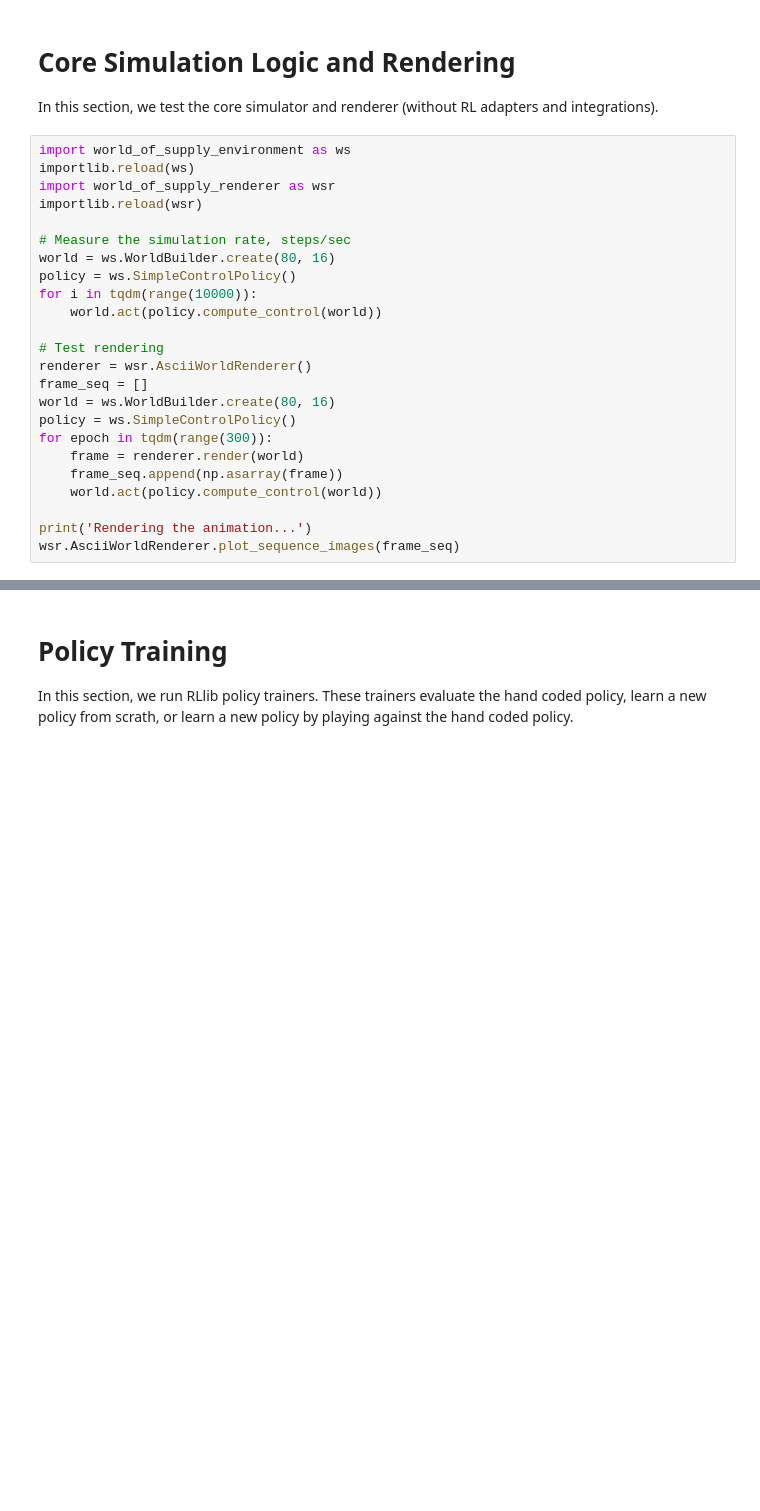
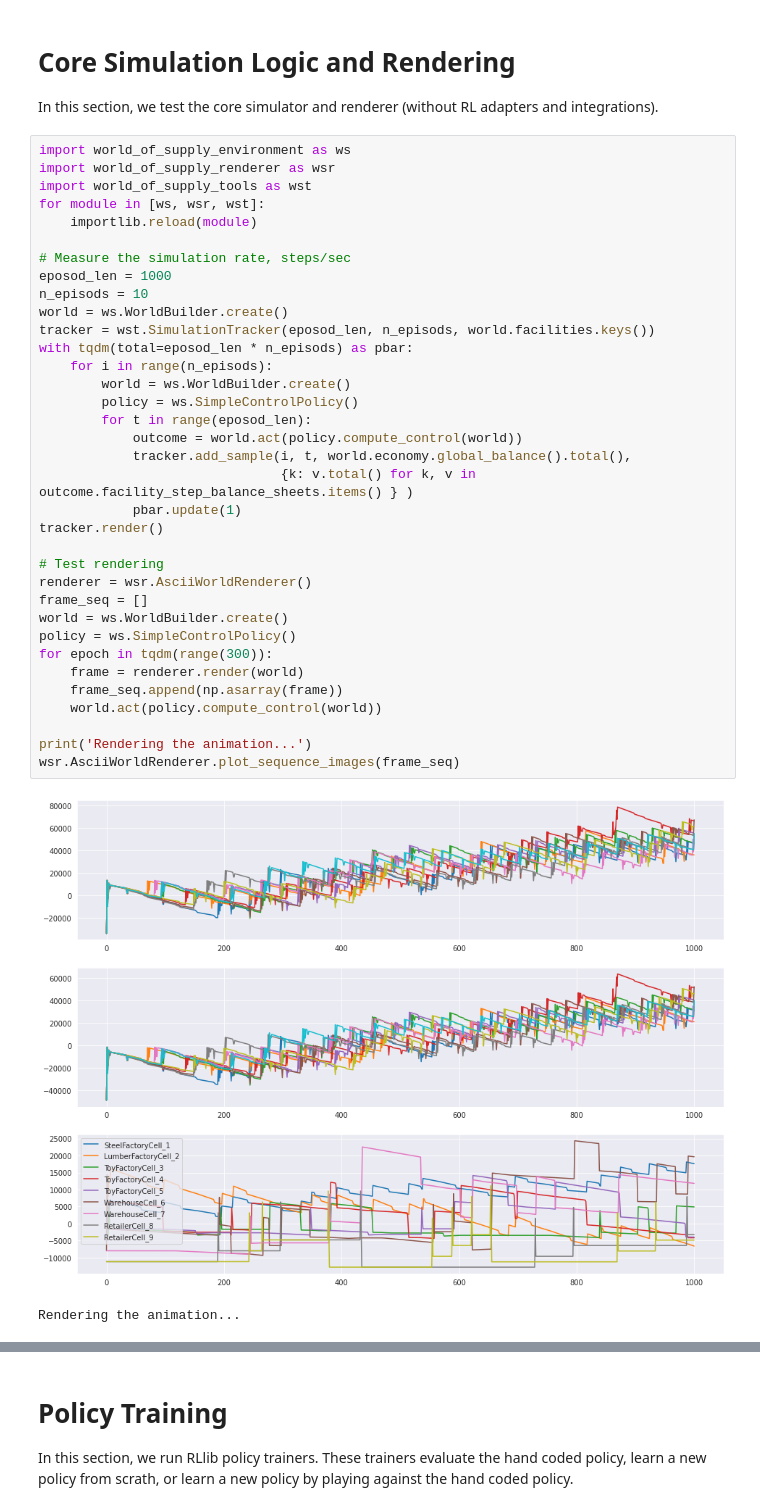
Before and after one commit to ikatsov/tensor-house, a Jupyter notebook: supply-chain/world-of-supply/world-of-supply.ipynb, the cells around one changed output, grey strips where cells are left out. Drawn from its saved outputs; the diff is of its cells as text; blank space fills up the shorter version.

Commit message:
Debugging tools for World of Supply

```diff
--- a/supply-chain/world-of-supply/world-of-supply.ipynb
+++ b/supply-chain/world-of-supply/world-of-supply.ipynb
@@ -12,25 +12,39 @@ import importlib
 In this section, we test the core simulator and renderer (without RL adapters and integrations).
 # %%
 import world_of_supply_environment as ws
-importlib.reload(ws)
 import world_of_supply_renderer as wsr
-importlib.reload(wsr)
+import world_of_supply_tools as wst
+for module in [ws, wsr, wst]:
+    importlib.reload(module)
 
 # Measure the simulation rate, steps/sec
-world = ws.WorldBuilder.create(80, 16)
-policy = ws.SimpleControlPolicy()
-for i in tqdm(range(10000)):
-    world.act(policy.compute_control(world))
+eposod_len = 1000
+n_episods = 10
+world = ws.WorldBuilder.create()
+tracker = wst.SimulationTracker(eposod_len, n_episods, world.facilities.keys())
+with tqdm(total=eposod_len * n_episods) as pbar:
+    for i in range(n_episods):
+        world = ws.WorldBuilder.create()
+        policy = ws.SimpleControlPolicy()
+        for t in range(eposod_len):
+            outcome = world.act(policy.compute_control(world))
+            tracker.add_sample(i, t, world.economy.global_balance().total(),
+                               {k: v.total() for k, v in outcome.facility_step_balance_sheets.items() } )
+            pbar.update(1)
+tracker.render()
 
 # Test rendering
 renderer = wsr.AsciiWorldRenderer()
 frame_seq = []
-world = ws.WorldBuilder.create(80, 16)
+world = ws.WorldBuilder.create()
 policy = ws.SimpleControlPolicy()
 for epoch in tqdm(range(300)):
     frame = renderer.render(world)
     frame_seq.append(np.asarray(frame))
     world.act(policy.compute_control(world))
 
 print('Rendering the animation...')
 wsr.AsciiWorldRenderer.plot_sequence_images(frame_seq)
+# %% [output]
+[figure, added]
+Rendering the animation...
```
Also changed, not shown: parts of 3 cells of this notebook, 7 other files.
